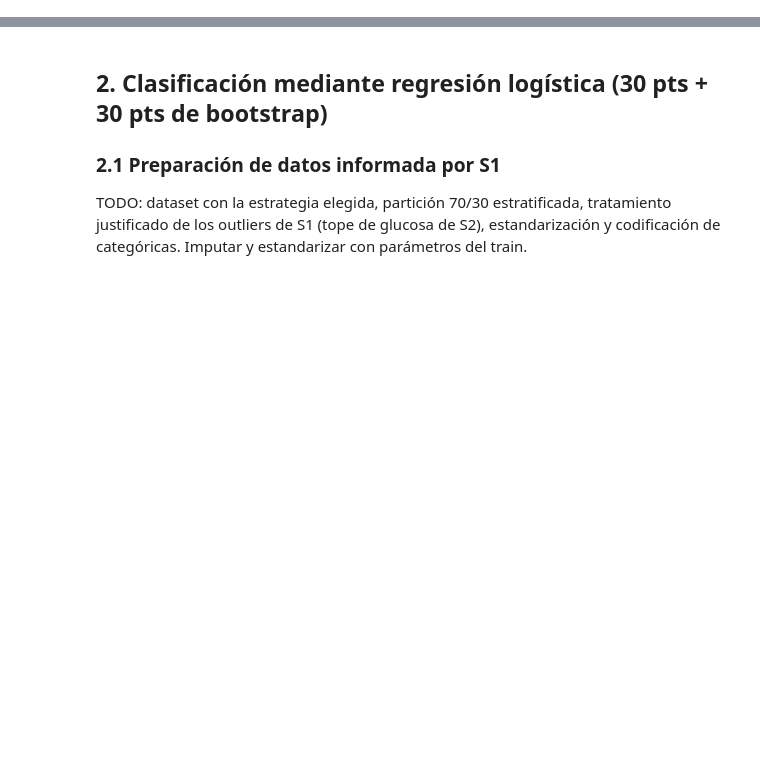
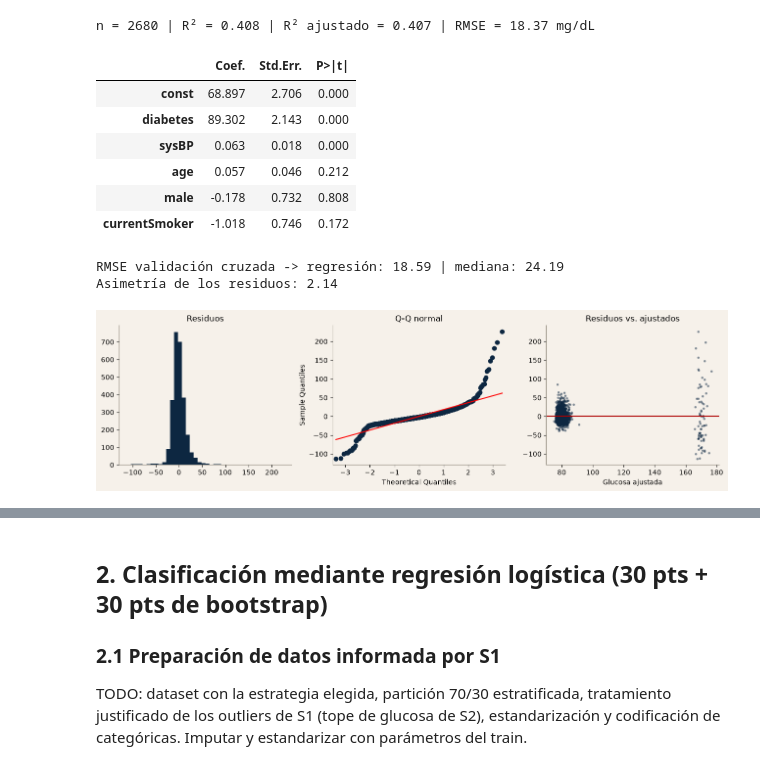
Before and after one commit to fdiaztoro/proyecto-grupo3-mcdi501, a Jupyter notebook: informes/sumativa-3-modelamiento-predictivo-integrado/Sumativa3_FraminghamHeartStudy_Codigo.ipynb, the cells around one changed output, grey strips where cells are left out. Drawn from its saved outputs; the diff is of its cells as text; code cells hidden in the pictures; blank space fills up the shorter version.

```diff
--- a/informes/sumativa-3-modelamiento-predictivo-integrado/Sumativa3_FraminghamHeartStudy_Codigo.ipynb
+++ b/informes/sumativa-3-modelamiento-predictivo-integrado/Sumativa3_FraminghamHeartStudy_Codigo.ipynb
@@ -40,2 +176,20 @@ Las demás variables con faltantes (colesterol, IMC, cigarrillos por día, frecu
 # %%
-# TODO: regresiones de imputación (una por variable con faltantes), diagnóstico de residuos, imputación
+# Partición 70/30 estratificada, ANTES de imputar (misma semilla que F2)
+train, test = train_test_split(df.drop(columns="glu_falta"), test_size=0.30,
+                               stratify=df[TARGET], random_state=SEED)
+print(f"train = {len(train)} | test = {len(test)}")
+print(f"Prevalencia CHD: train {train[TARGET].mean():.2%} | test {test[TARGET].mean():.2%}")
+
+# Candidatos a predictor: variables SIN faltantes (se excluye el target)
+candidatos = [c for c in df.columns
+              if df[c].notna().all() and c not in (TARGET, "glu_falta")]
+
+# Correlación con la glucosa, solo casos completos del train
+tr_glu = train.dropna(subset=["glucose"])
+print(f"Casos completos de glucosa en train: {len(tr_glu)}")
+corr = pd.DataFrame({
+    "pearson": tr_glu[candidatos].corrwith(tr_glu["glucose"]),
+    "spearman": tr_glu[candidatos].corrwith(tr_glu["glucose"], method="spearman"),
+}).round(3)
+corr["|pearson|"] = corr["pearson"].abs()
+display(corr.sort_values("|pearson|", ascending=False).drop(columns="|pearson|"))
@@ -44,0 +215,43 @@ TODO: comparar en la glucosa **eliminación de casos**, **imputación simple (me
+# %%
+from sklearn.model_selection import KFold
+
+pred = ["diabetes", "sysBP", "age", "male", "currentSmoker"]
+y = tr_glu["glucose"]
+X = sm.add_constant(tr_glu[pred].astype(float))
+ols = sm.OLS(y, X).fit()
+
+print(f"n = {int(ols.nobs)} | R² = {ols.rsquared:.3f} | R² ajustado = {ols.rsquared_adj:.3f} "
+      f"| RMSE = {np.sqrt(ols.mse_resid):.2f} mg/dL")
+display(ols.summary2().tables[1].round(3)[["Coef.", "Std.Err.", "P>|t|"]])
+
+# Desempeño fuera de muestra (validación cruzada 5 pliegues) vs imputar la mediana
+err_reg, err_med = [], []
+for tr_i, va_i in KFold(5, shuffle=True, random_state=SEED).split(tr_glu):
+    m = LinearRegression().fit(tr_glu.iloc[tr_i][pred], y.iloc[tr_i])
+    err_reg.append(y.iloc[va_i] - m.predict(tr_glu.iloc[va_i][pred]))
+    err_med.append(y.iloc[va_i] - y.iloc[tr_i].median())
+rmse = lambda e: np.sqrt(np.mean(np.concatenate(e) ** 2))
+print(f"RMSE validación cruzada -> regresión: {rmse(err_reg):.2f} | mediana: {rmse(err_med):.2f}")
+
+# Supuestos: residuos
+res, ajust = ols.resid, ols.fittedvalues
+print(f"Asimetría de los residuos: {stats.skew(res):.2f}")
+fig, ax = plt.subplots(1, 3, figsize=(13, 3.8))
+ax[0].hist(res, bins=40, color=NAVY); ax[0].set_title("Residuos")
+sm.qqplot(res, line="s", ax=ax[1], markerfacecolor=NAVY, markeredgecolor=NAVY)
+ax[1].set_title("Q-Q normal")
+ax[2].scatter(ajust, res, s=6, alpha=.4, color=NAVY); ax[2].axhline(0, color=RED)
+ax[2].set_title("Residuos vs. ajustados"); ax[2].set_xlabel("Glucosa ajustada")
+plt.tight_layout(); plt.show()
+# %% [output]
+n = 2680 | R² = 0.408 | R² ajustado = 0.407 | RMSE = 18.37 mg/dL
+|  | Coef. | Std.Err. | P>|t| |
+| const | 68.897 | 2.706 | 0.000 |
+| diabetes | 89.302 | 2.143 | 0.000 |
+| sysBP | 0.063 | 0.018 | 0.000 |
+| age | 0.057 | 0.046 | 0.212 |
+| male | -0.178 | 0.732 | 0.808 |
+| currentSmoker | -1.018 | 0.746 | 0.172 |
+RMSE validación cruzada -> regresión: 18.59 | mediana: 24.19
+Asimetría de los residuos: 2.14
+[figure, added]
```
Also changed, not shown: parts of 23 cells of this notebook.
